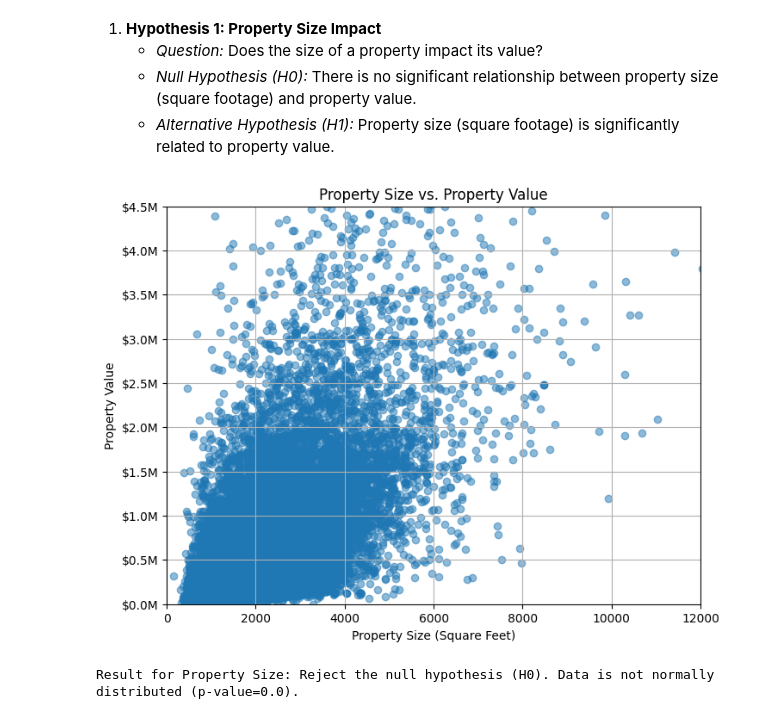
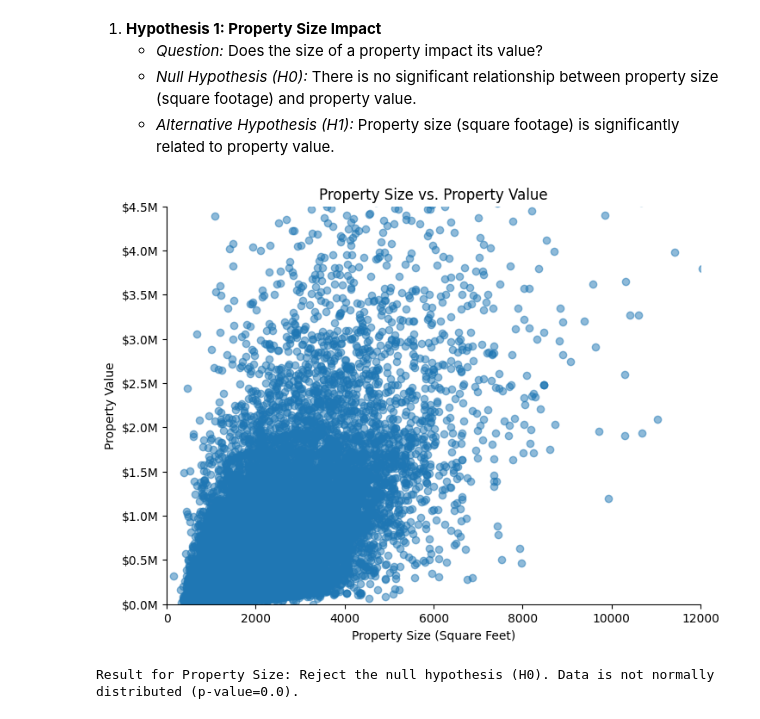
Before and after one commit to Jonathan-Garcia1/zillow_porperty_values, a Jupyter notebook: explore.ipynb, the cells around one changed output. Drawn from its saved outputs; the diff is of its cells as text; code cells hidden in the pictures.

```diff
--- a/explore.ipynb
+++ b/explore.ipynb
@@ -124,18 +127,22 @@ plt.show()
 # %%
 plt.figure(figsize=(8, 6))
 plt.scatter(df['area'], df['value'], alpha=0.5)
 plt.xlabel('Property Size (Square Feet)')
 plt.ylabel('Property Value')
 plt.title('Property Size vs. Property Value')
-plt.grid(True)
+plt.grid(False)
 
 plt.xlim(0, 12000)  # xlim for property size
 plt.ylim(0, 4500000)  # ylim for property value
 
+
+plt.gca().spines['top'].set_visible(False)
+plt.gca().spines['right'].set_visible(False)
+
 plt.gca().yaxis.set_major_formatter(mtick.FuncFormatter(lambda x, _: '${:.1f}M'.format(x / 1e6)))  # Corrected the y-axis
 plt.show()
 # %% [output]
-[figure, old version]
+[figure, new version]
 # %%
 from scipy.stats import shapiro
 
```
Also changed, not shown: parts of 12 cells of this notebook, 2 other files.
